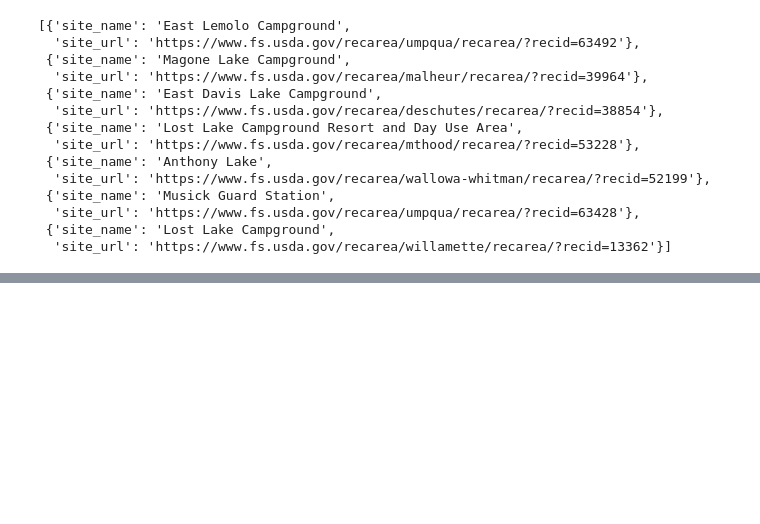
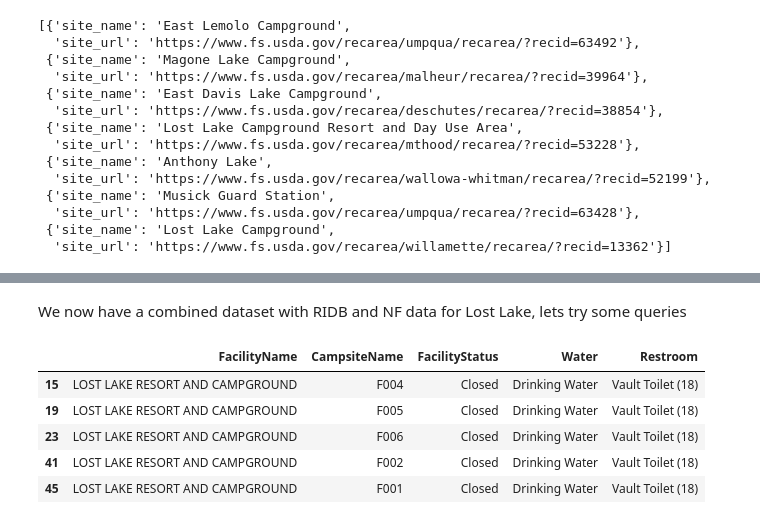
Before and after one commit to gizm00/strata_2021, a Jupyter notebook: notebooks/Exploration.ipynb, the cells around one changed output, grey strips where cells are left out. Saved outputs shown, nothing was run; the diff lists cells and outputs as text; code cells hidden in the pictures; blank space fills up the shorter version.

```diff
--- a/notebooks/Exploration.ipynb
+++ b/notebooks/Exploration.ipynb
@@ -253,0 +269,4 @@ dm
+# %%
+merged.drop(columns=['FacilityLatitude_nf', 'FacilityLongitude_nf', 'index_nf', 'FacilityLongitude_ridb', 'FacilityLatitude_ridb', 'FacilityName', 'geometry'], inplace=True)
+combined = lost_lake.merge(mtrim, how='left', on=['FacilityID','CampsiteID'])
+combined.head()
@@ -253,0 +281,11 @@ dm
+# %% [markdown]
+We now have a combined dataset with RIDB and NF data for Lost Lake, lets try some queries
+# %%
+combined.query("`Pets Allowed` != '' & `Proximity to Water` != ''")[['FacilityName','CampsiteName', 'FacilityStatus', 'Water', 'Restroom']]
+# %% [output]
+|  | FacilityName | CampsiteName | FacilityStatus | Water | Restroom |
+| 15 | LOST LAKE RESORT AND CAMPGROUND | F004 | Closed | Drinking Water | Vault Toilet (18) |
+| 19 | LOST LAKE RESORT AND CAMPGROUND | F005 | Closed | Drinking Water | Vault Toilet (18) |
+| 23 | LOST LAKE RESORT AND CAMPGROUND | F006 | Closed | Drinking Water | Vault Toilet (18) |
+| 41 | LOST LAKE RESORT AND CAMPGROUND | F002 | Closed | Drinking Water | Vault Toilet (18) |
+| 45 | LOST LAKE RESORT AND CAMPGROUND | F001 | Closed | Drinking Water | Vault Toilet (18) |
```
Also changed, not shown: parts of 10 cells of this notebook, 6 other files.
